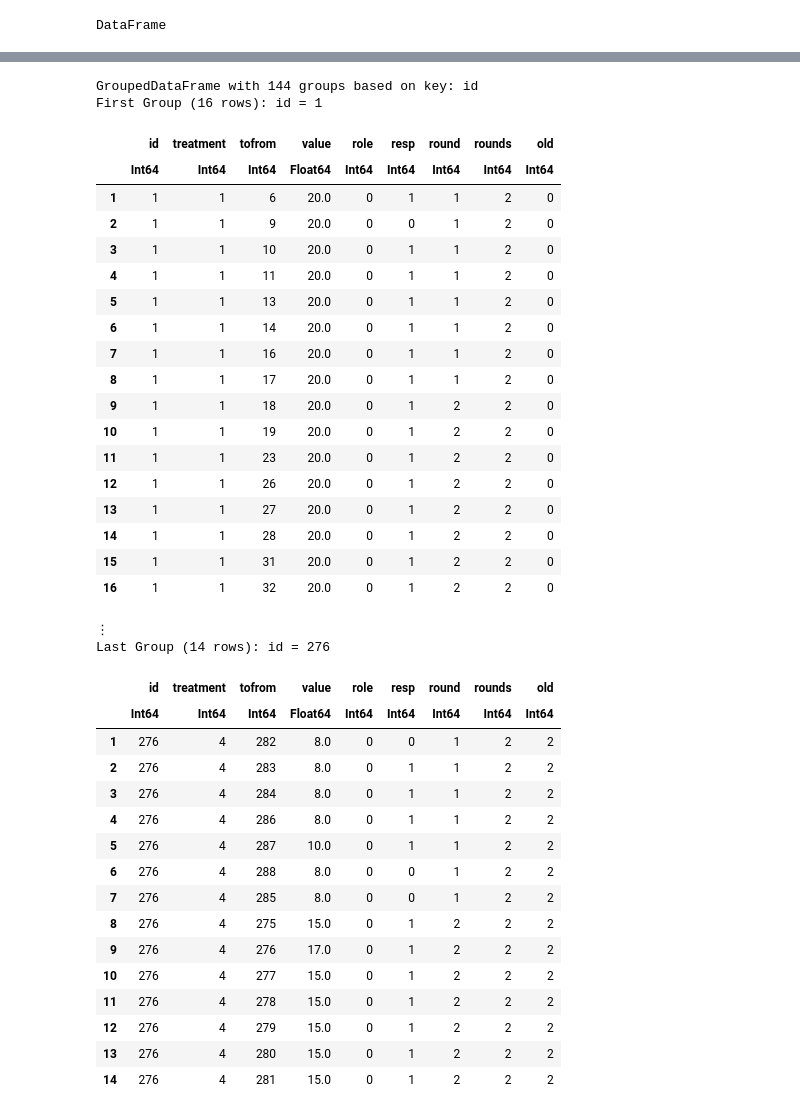
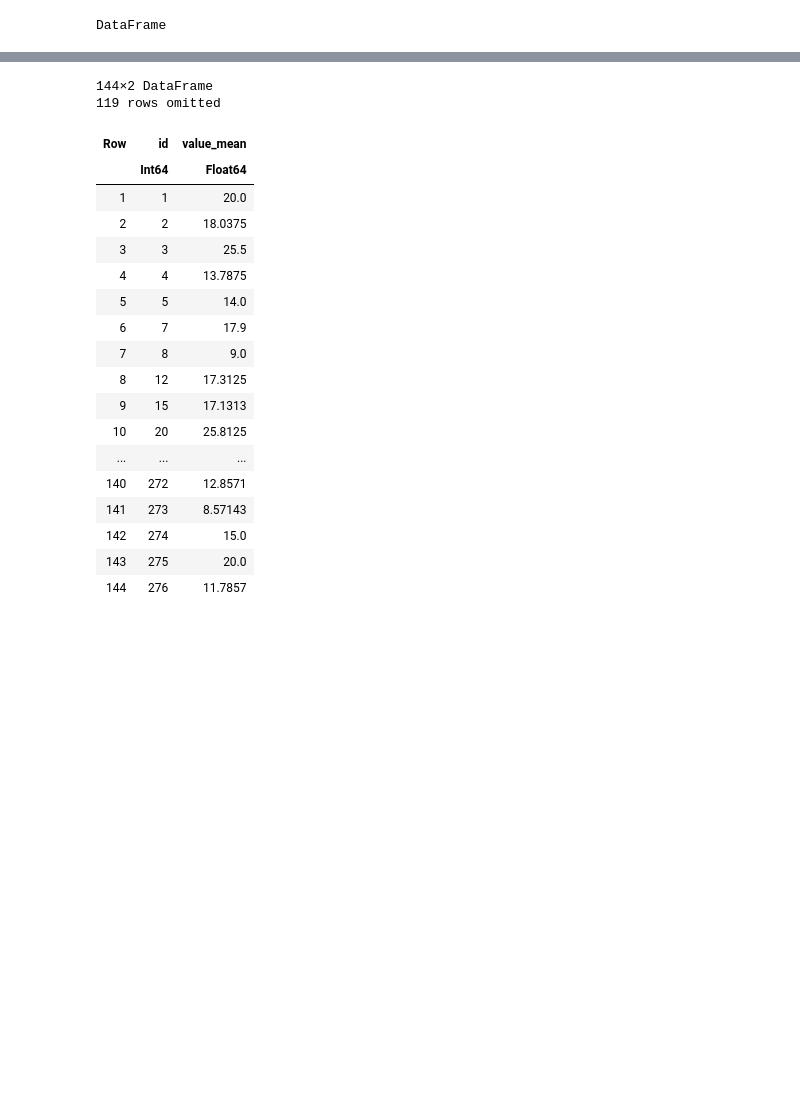
Before and after one commit to michaelpetersubc/notebooks, a Jupyter notebook: Econ515/ultimatum_game/ultimatum_game_julia.ipynb, the cells around one changed output, grey strips where cells are left out. Cells and saved outputs as stored; diff of their text form; code cells hidden in the pictures; blank space fills up the shorter version.

Commit message:
more filtering of the ultimatum game data

```diff
--- a/Econ515/ultimatum_game/ultimatum_game_julia.ipynb
+++ b/Econ515/ultimatum_game/ultimatum_game_julia.ipynb
@@ -25,43 +25,27 @@ describe(dataset)
 | 8 | rounds | 2.215 | 2 | 2.0 | 3 | 0 | Int64 |
 | 9 | old | 0.701386 | 0 | 1.0 | 2 | 0 | Int64 |
 # %%
-subset = groupby(dataset, :id)
+r0 = filter( row -> row.round == 2 && row.treatment ==1, dataset);
+subset = groupby(dataset, :id);
+offers = combine(subset, :value => mean)
 # %% [output]
-GroupedDataFrame with 144 groups based on key: id
-First Group (16 rows): id = 1
+144×2 DataFrame
+119 rows omitted
-|  | id | treatment | tofrom | value | role | resp | round | rounds | old |
-|  | Int64 | Int64 | Int64 | Float64 | Int64 | Int64 | Int64 | Int64 | Int64 |
-| 1 | 1 | 1 | 6 | 20.0 | 0 | 1 | 1 | 2 | 0 |
-| 2 | 1 | 1 | 9 | 20.0 | 0 | 0 | 1 | 2 | 0 |
-| 3 | 1 | 1 | 10 | 20.0 | 0 | 1 | 1 | 2 | 0 |
-| 4 | 1 | 1 | 11 | 20.0 | 0 | 1 | 1 | 2 | 0 |
-| 5 | 1 | 1 | 13 | 20.0 | 0 | 1 | 1 | 2 | 0 |
-| 6 | 1 | 1 | 14 | 20.0 | 0 | 1 | 1 | 2 | 0 |
-| 7 | 1 | 1 | 16 | 20.0 | 0 | 1 | 1 | 2 | 0 |
-| 8 | 1 | 1 | 17 | 20.0 | 0 | 1 | 1 | 2 | 0 |
-| 9 | 1 | 1 | 18 | 20.0 | 0 | 1 | 2 | 2 | 0 |
-| 10 | 1 | 1 | 19 | 20.0 | 0 | 1 | 2 | 2 | 0 |
-| 11 | 1 | 1 | 23 | 20.0 | 0 | 1 | 2 | 2 | 0 |
-| 12 | 1 | 1 | 26 | 20.0 | 0 | 1 | 2 | 2 | 0 |
-| 13 | 1 | 1 | 27 | 20.0 | 0 | 1 | 2 | 2 | 0 |
-| 14 | 1 | 1 | 28 | 20.0 | 0 | 1 | 2 | 2 | 0 |
-| 15 | 1 | 1 | 31 | 20.0 | 0 | 1 | 2 | 2 | 0 |
-| 16 | 1 | 1 | 32 | 20.0 | 0 | 1 | 2 | 2 | 0 |
+| Row | id | value_mean |
+|  | Int64 | Float64 |
+| 1 | 1 | 20.0 |
+| 2 | 2 | 18.0375 |
+| 3 | 3 | 25.5 |
+| 4 | 4 | 13.7875 |
+| 5 | 5 | 14.0 |
+| 6 | 7 | 17.9 |
+| 7 | 8 | 9.0 |
+| 8 | 12 | 17.3125 |
+| 9 | 15 | 17.1313 |
+| 10 | 20 | 25.8125 |
+| ... | ... | ... |
+| 140 | 272 | 12.8571 |
+| 141 | 273 | 8.57143 |
+| 142 | 274 | 15.0 |
+| 143 | 275 | 20.0 |
+| 144 | 276 | 11.7857 |
-⋮
-Last Group (14 rows): id = 276
-|  | id | treatment | tofrom | value | role | resp | round | rounds | old |
-|  | Int64 | Int64 | Int64 | Float64 | Int64 | Int64 | Int64 | Int64 | Int64 |
-| 1 | 276 | 4 | 282 | 8.0 | 0 | 0 | 1 | 2 | 2 |
-| 2 | 276 | 4 | 283 | 8.0 | 0 | 1 | 1 | 2 | 2 |
-| 3 | 276 | 4 | 284 | 8.0 | 0 | 1 | 1 | 2 | 2 |
-| 4 | 276 | 4 | 286 | 8.0 | 0 | 1 | 1 | 2 | 2 |
-| 5 | 276 | 4 | 287 | 10.0 | 0 | 1 | 1 | 2 | 2 |
-| 6 | 276 | 4 | 288 | 8.0 | 0 | 0 | 1 | 2 | 2 |
-| 7 | 276 | 4 | 285 | 8.0 | 0 | 0 | 1 | 2 | 2 |
-| 8 | 276 | 4 | 275 | 15.0 | 0 | 1 | 2 | 2 | 2 |
-| 9 | 276 | 4 | 276 | 17.0 | 0 | 1 | 2 | 2 | 2 |
-| 10 | 276 | 4 | 277 | 15.0 | 0 | 1 | 2 | 2 | 2 |
-| 11 | 276 | 4 | 278 | 15.0 | 0 | 1 | 2 | 2 | 2 |
-| 12 | 276 | 4 | 279 | 15.0 | 0 | 1 | 2 | 2 | 2 |
-| 13 | 276 | 4 | 280 | 15.0 | 0 | 1 | 2 | 2 | 2 |
-| 14 | 276 | 4 | 281 | 15.0 | 0 | 1 | 2 | 2 | 2 |
```
Also changed, not shown: parts of 5 cells of this notebook.
